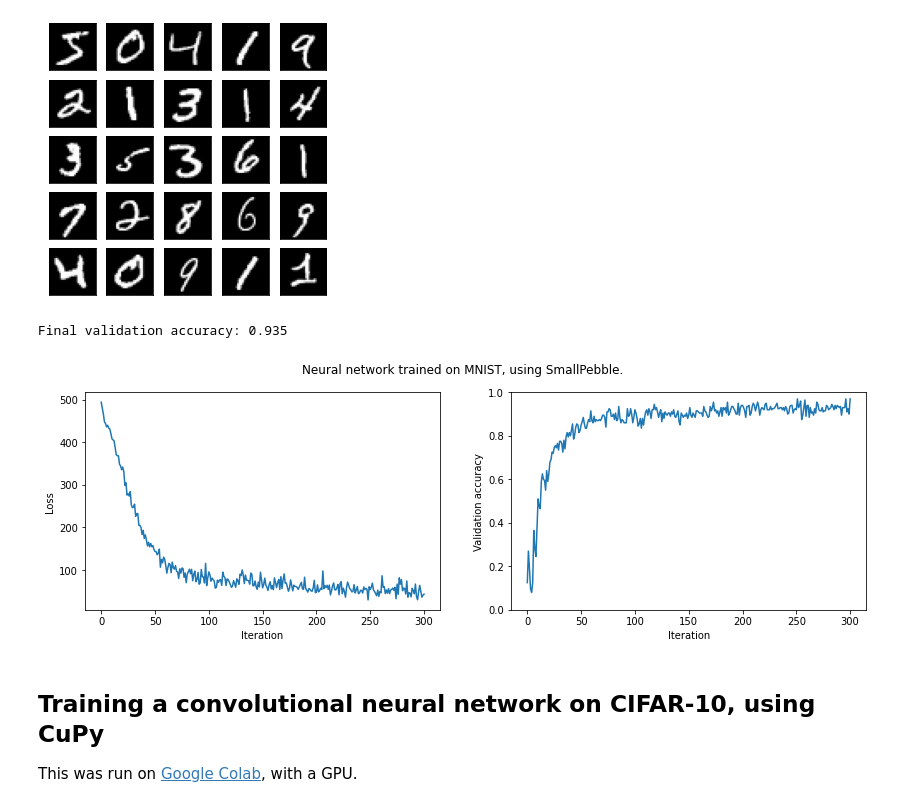
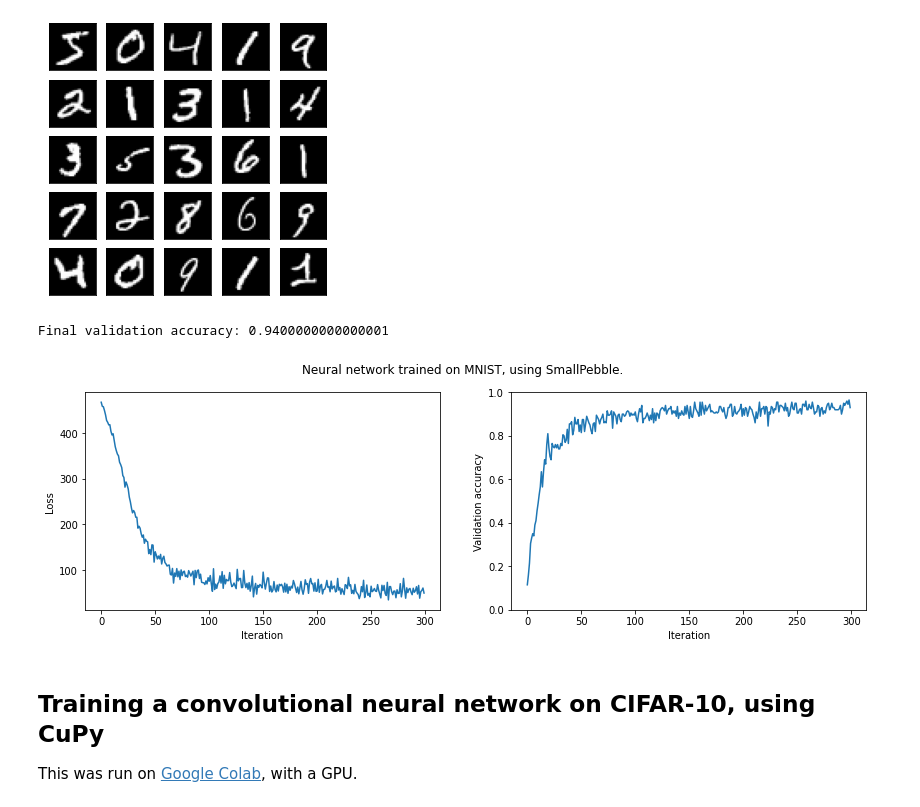
Before and after one commit to sradc/SmallPebble, a Jupyter notebook: README.ipynb, the cells around one changed output. Saved outputs shown, nothing was run; the diff lists cells and outputs as text; code cells hidden in the pictures.

```diff
--- a/README.ipynb
+++ b/README.ipynb
@@ -96,7 +96,7 @@ BATCH_SIZE = 200
 eval_batch = sp.batch(X_eval, y_eval, BATCH_SIZE)
 adam = sp.Adam()  # Adam optimization
 
-for i, (xbatch, ybatch) in tqdm(enumerate(sp.batch(X, y, BATCH_SIZE)), total=NUM_EPOCHS):
+for i, (xbatch, ybatch) in tqdm(enumerate(sp.batch(X, y, BATCH_SIZE)), total=NUM_ITERS):
     if i >= NUM_ITERS: break
 
     X_in.assign_value(sp.Variable(xbatch))
@@ -107,36 +107,36 @@ for i, (xbatch, ybatch) in tqdm(enumerate(sp.batch(X, y, BATCH_SIZE)), total=NUM
         print("loss is nan, aborting.")
         break
     loss_vals.append(loss_val.array)
 
     # Compute gradients, and use to carry out learning step:
     gradients = sp.get_gradients(loss_val)
     adam.training_step(learnables, gradients)
 
     # Compute validation accuracy:
     x_eval_batch, y_eval_batch = next(eval_batch)
     X_in.assign_value(sp.Variable(x_eval_batch))
     predictions = y_pred.run()
     predictions = np.argmax(predictions.array, axis=1)
     accuracy = (y_eval_batch == predictions).mean()
     validation_acc.append(accuracy)
 
 # Plot results:
-print(f'Final validation accuracy: {validation_acc[-10].mean()}')
+print(f'Final validation accuracy: {np.mean(validation_acc[-10:])}')
 plt.figure(figsize=(14, 4))
 plt.subplot(1, 2, 1)
 plt.ylabel('Loss')
 plt.xlabel('Iteration')
 plt.plot(loss_vals)
 plt.subplot(1, 2, 2)
 plt.ylabel('Validation accuracy')
 plt.xlabel('Iteration')
 plt.suptitle('Neural network trained on MNIST, using SmallPebble.')
 plt.ylim([0, 1])
 plt.plot(validation_acc)
 plt.show()
 # %% [output]
-Final validation accuracy: 0.935
+Final validation accuracy: 0.9400000000000001
-[figure, old version]
+[figure, new version]
 # %% [markdown]
 ## Training a convolutional neural network on CIFAR-10, using CuPy
 This was run on [Google Colab](https://colab.research.google.com/), with a GPU.
```
Also changed, not shown: parts of 6 cells of this notebook, 3 other files.
